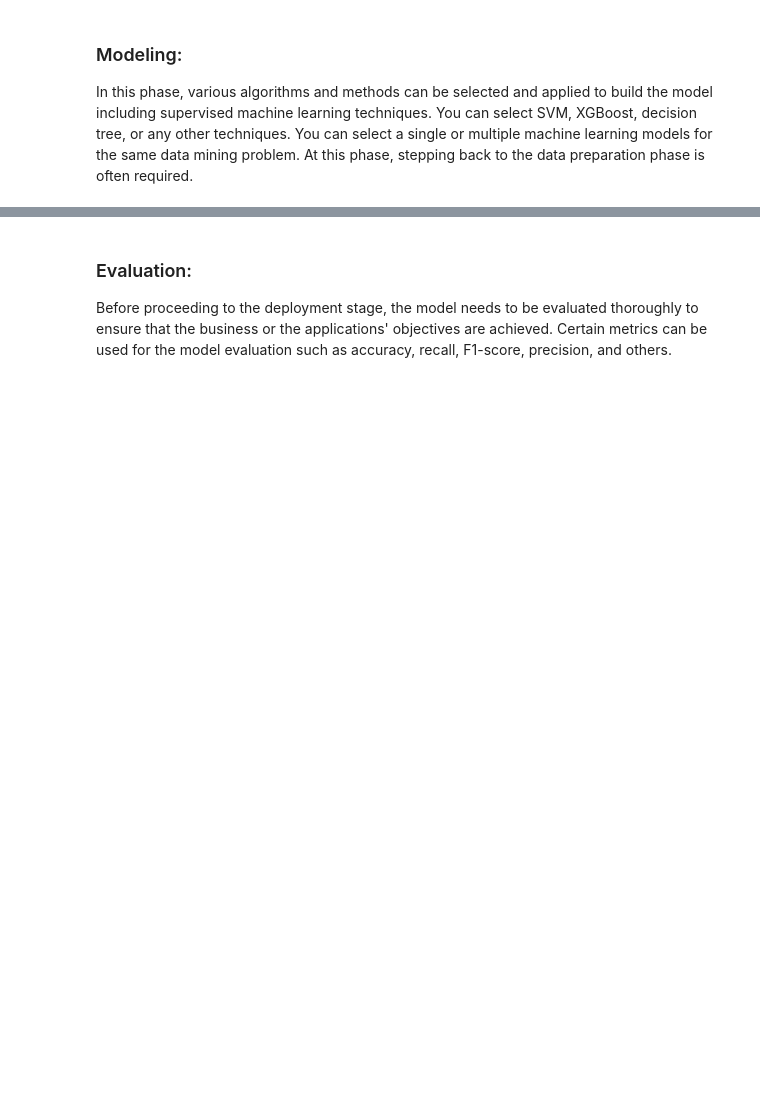
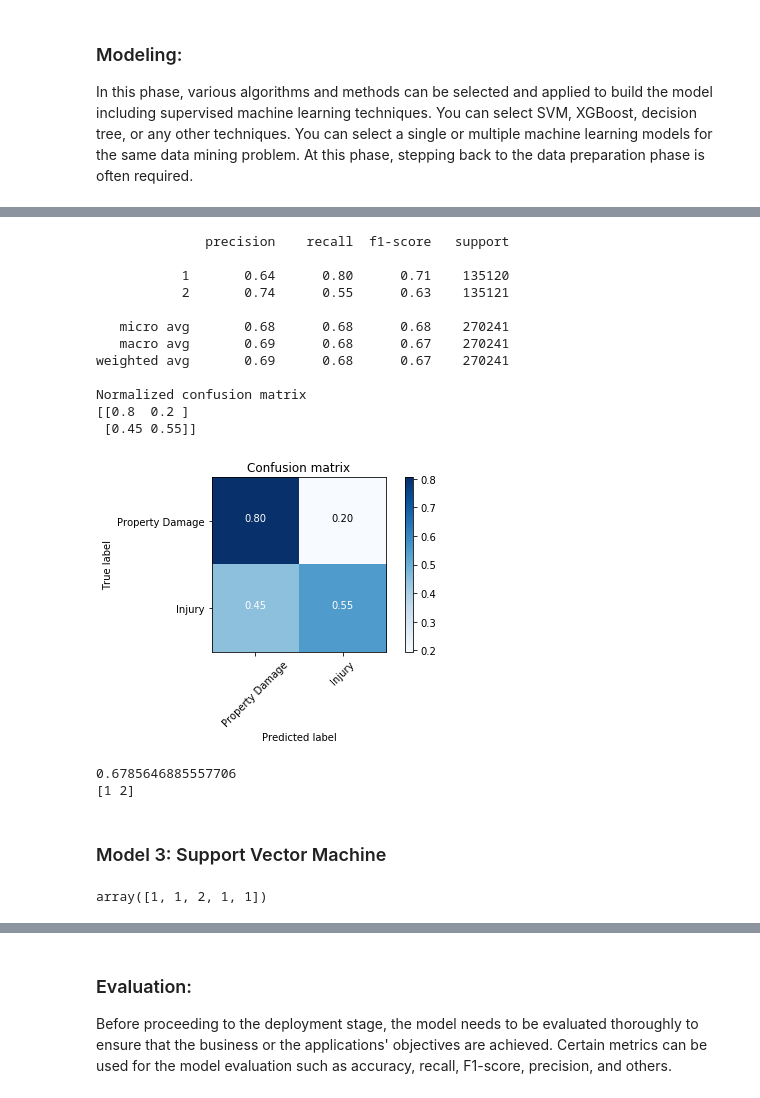
Before and after one commit to chrisgray40/Coursera_Capstone, a Jupyter notebook: Applied Data Science Capstone.ipynb, the cells around one changed output, grey strips where cells are left out. Cells and saved outputs as stored; diff of their text form; code cells hidden in the pictures; blank space fills up the shorter version.

```diff
--- a/Applied Data Science Capstone.ipynb
+++ b/Applied Data Science Capstone.ipynb
@@ -712,0 +992,41 @@ In this phase, various algorithms and methods can be selected and applied to bui
+# %%
+# Compute confusion matrix
+cnf_matrix = confusion_matrix(y_test, yhat2)
+np.set_printoptions(precision=2)
+
+print (classification_report(y_test, yhat2))
+
+# Plot non-normalized confusion matrix
+plt.figure()
+plot_confusion_matrix(cnf_matrix, classes=['Property Damage','Injury'],normalize= True,  title='Confusion matrix')
+# %% [output]
+              precision    recall  f1-score   support
+
+           1       0.64      0.80      0.71    135120
+           2       0.74      0.55      0.63    135121
+
+   micro avg       0.68      0.68      0.68    270241
+   macro avg       0.69      0.68      0.67    270241
+weighted avg       0.69      0.68      0.67    270241
+
+Normalized confusion matrix
+[[0.8  0.2 ]
+ [0.45 0.55]]
+[figure, added]
+# %%
+print(metrics.accuracy_score(y_test, yhat2))
+# %% [output]
+0.6785646885557706
+[1 2]
+# %% [markdown]
+### Model 3: Support Vector Machine
+# %%
+from sklearn import svm
+
+clf = svm.SVC(kernel='rbf')
+clf.fit(X_train, y_train)
+
+yhat3 = clf.predict(X_test)
+yhat3 [0:5]
+# %% [output]
+array([1, 1, 2, 1, 1])
```
Also changed, not shown: parts of 50 cells of this notebook.
